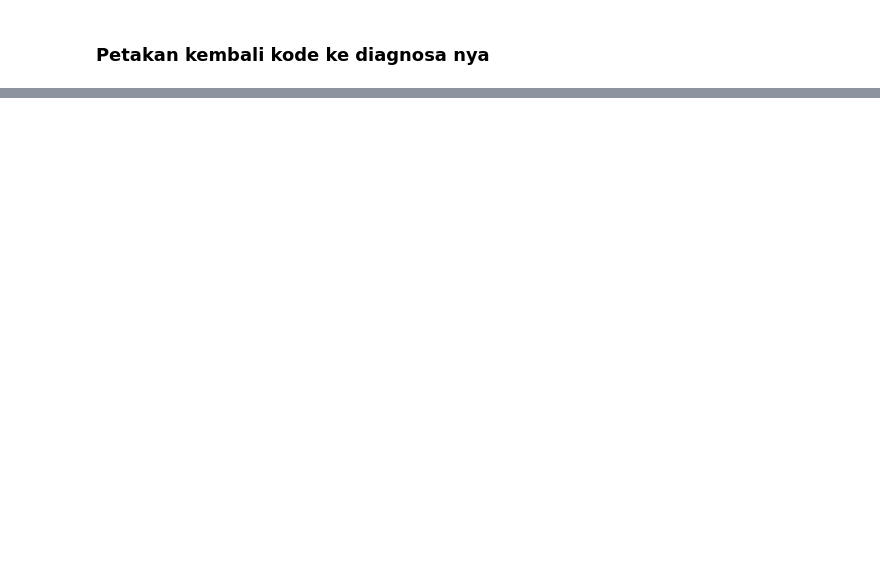
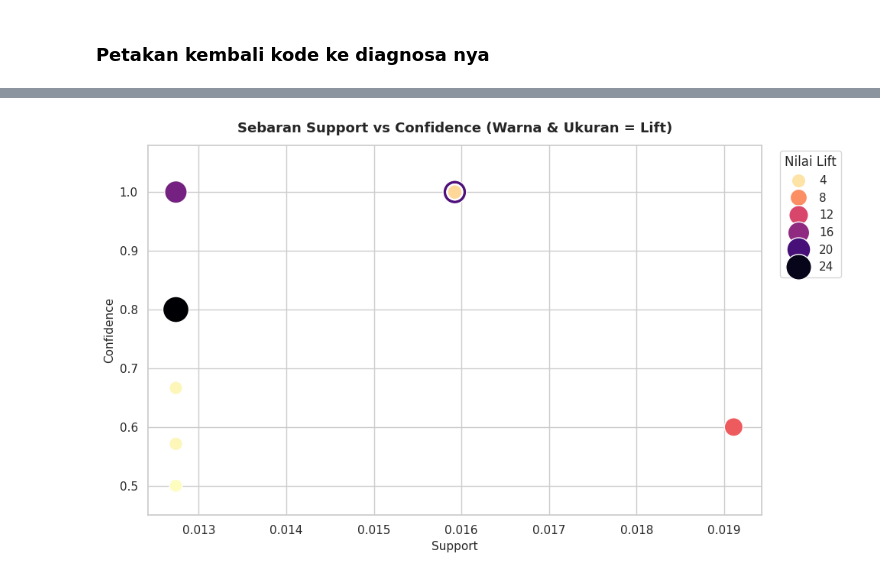
Before and after one commit to Us9r/association-rule-mining, a Jupyter notebook: association_rule_rsud.ipynb, the cells around one changed output, grey strips where cells are left out. Cells and saved outputs as stored; diff of their text form; code cells hidden in the pictures; blank space fills up the shorter version.

```diff
--- a/association_rule_rsud.ipynb
+++ b/association_rule_rsud.ipynb
@@ -439,0 +436,32 @@ plt.show()
+# %%
+# @title Grafik 2: Sebaran Support vs Confidence
+import matplotlib.pyplot as plt
+import seaborn as sns
+
+sns.set_theme(style="whitegrid")
+
+rules_plot = rules_clean.copy()
+rules_plot['Aturan'] = rules_plot['antecedents'] + '  →  ' + rules_plot['consequents']
+
+plt.figure(figsize=(10, 6))
+sns.scatterplot(
+    data=rules_plot,
+    x='support',
+    y='confidence',
+    hue='lift',
+    size='lift',
+    sizes=(150, 600),
+    palette='magma_r'
+)
+
+plt.title('Sebaran Support vs Confidence (Warna & Ukuran = Lift)', fontsize=13, fontweight='bold', pad=12)
+plt.xlabel('Support', fontsize=11)
+plt.ylabel('Confidence', fontsize=11)
+plt.ylim(0.45, 1.08)
+plt.legend(title='Nilai Lift', bbox_to_anchor=(1.02, 1), loc='upper left')
+
+plt.tight_layout()
+plt.savefig('sebaran_support_vs_confidence.png', dpi=300, bbox_inches='tight')
+plt.show()
+# %% [output]
+[figure, added]
```
Also changed, not shown: parts of 33 cells of this notebook.
